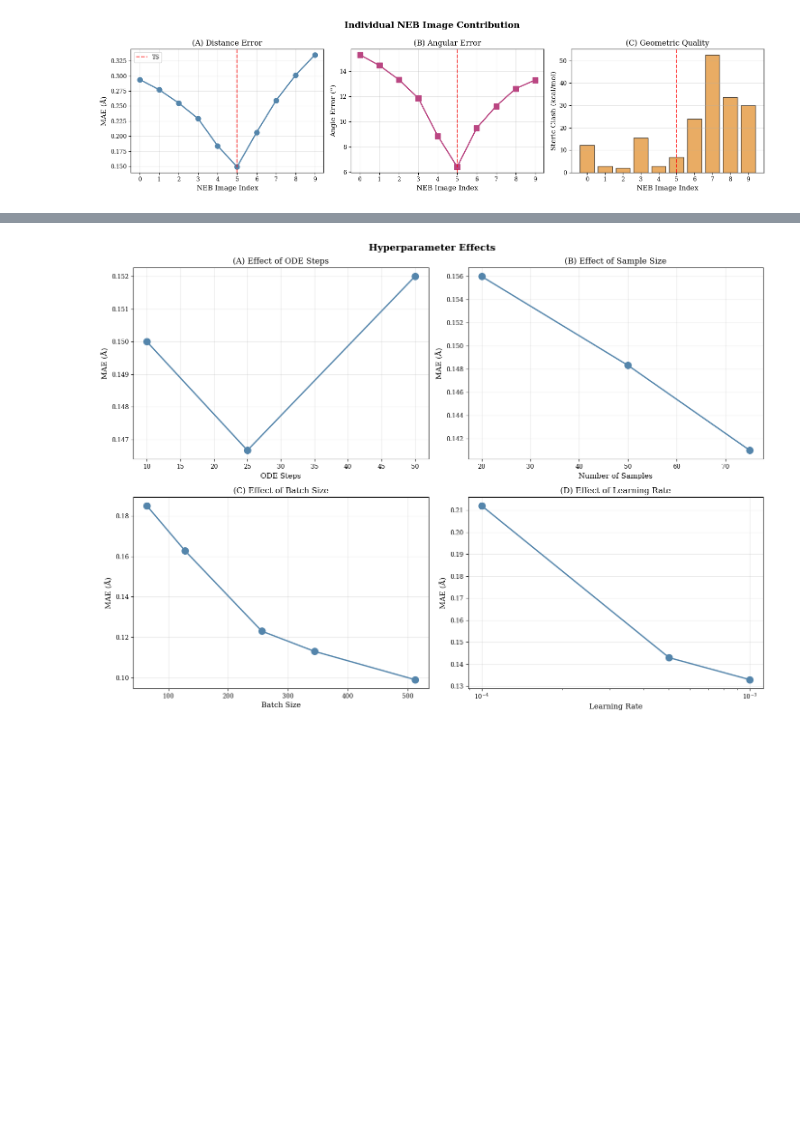
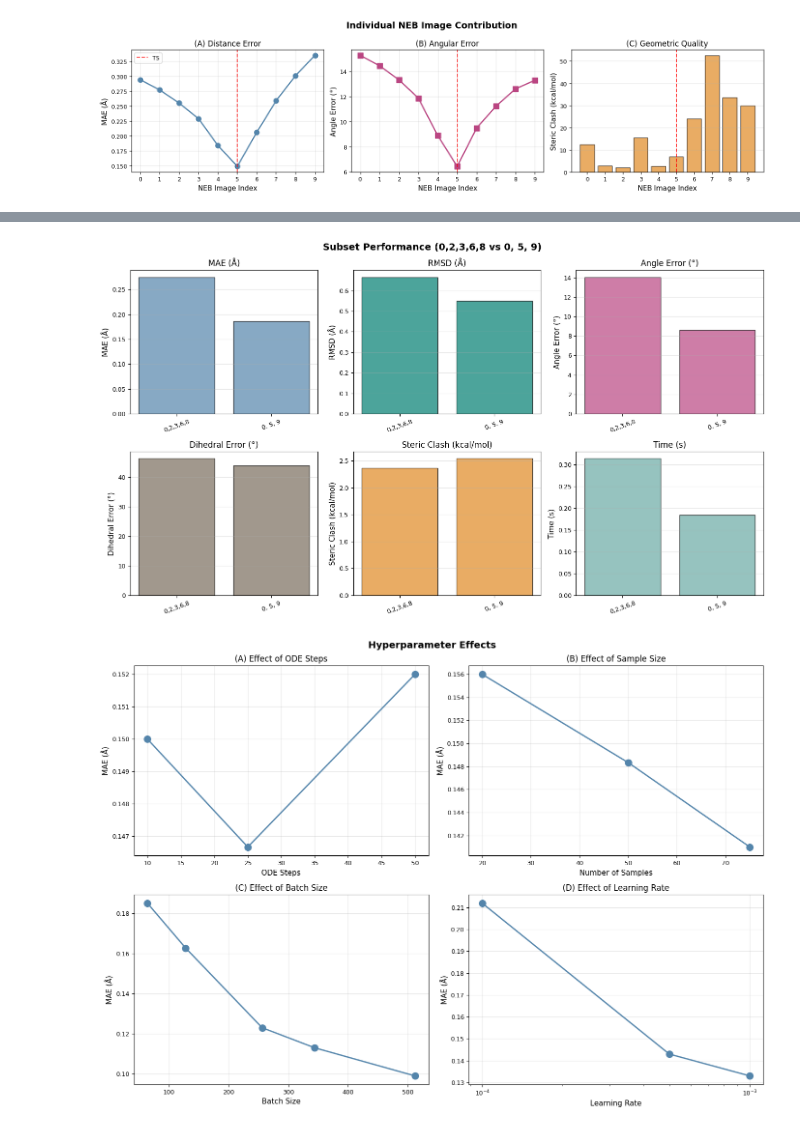
Before and after one commit to astro-stevie/goflow-mt, a Jupyter notebook: sync-logs/visualize_experiments.ipynb, the cells around one changed output, grey strips where cells are left out. Cells and saved outputs as stored; diff of their text form; code cells hidden in the pictures; blank space fills up the shorter version.

```diff
--- a/sync-logs/visualize_experiments.ipynb
+++ b/sync-logs/visualize_experiments.ipynb
@@ -250,3 +310,36 @@ plt.show()
+# %%
+# ============================================================================
+# FIGURE 2C: Subset Comparison for Additional Configs (All Metrics)
+# ============================================================================
+
+subset_keys = ['0,2,3,6,8', '0, 5, 9']
+subset_rows = df_subsets[df_subsets['config'].isin(subset_keys)].copy()
+subset_rows['config'] = pd.Categorical(subset_rows['config'], categories=subset_keys, ordered=True)
+subset_rows = subset_rows.sort_values('config')
+
+metric_panels = [
+    ('mae', 'MAE (Å)', COLORS['mae']),
+    ('rmse', 'RMSD (Å)', COLORS['rmse']),
+    ('angle_error', 'Angle Error (°)', COLORS['angle']),
+    ('dihedral_error', 'Dihedral Error (°)', '#7A6C5D'),
+    ('steric_clash', 'Steric Clash (kcal/mol)', COLORS['clash']),
+    ('time', 'Time (s)', COLORS['time']),
+]
+
+fig, axes = plt.subplots(2, 3, figsize=(14, 8))
+fig.suptitle('Subset Performance (0,2,3,6,8 vs 0, 5, 9)', fontweight='bold')
+
+for ax, (metric, label, color) in zip(axes.flatten(), metric_panels):
+    ax.bar(subset_rows['config'], subset_rows[metric], color=color, alpha=0.7, edgecolor='black')
+    ax.set_title(label)
+    ax.set_ylabel(label)
+    ax.grid(True, alpha=0.3, axis='y')
+    ax.tick_params(axis='x', rotation=20)
+
+plt.tight_layout()
+plt.show()
+# %% [output]
+[figure, added]
 # %%
 # ============================================================================
 # FIGURE 3: Hyperparameters (ODE Steps, Samples, Batch Size, Learning Rate)
```
Also changed, not shown: parts of 16 cells of this notebook, 26 other files.
